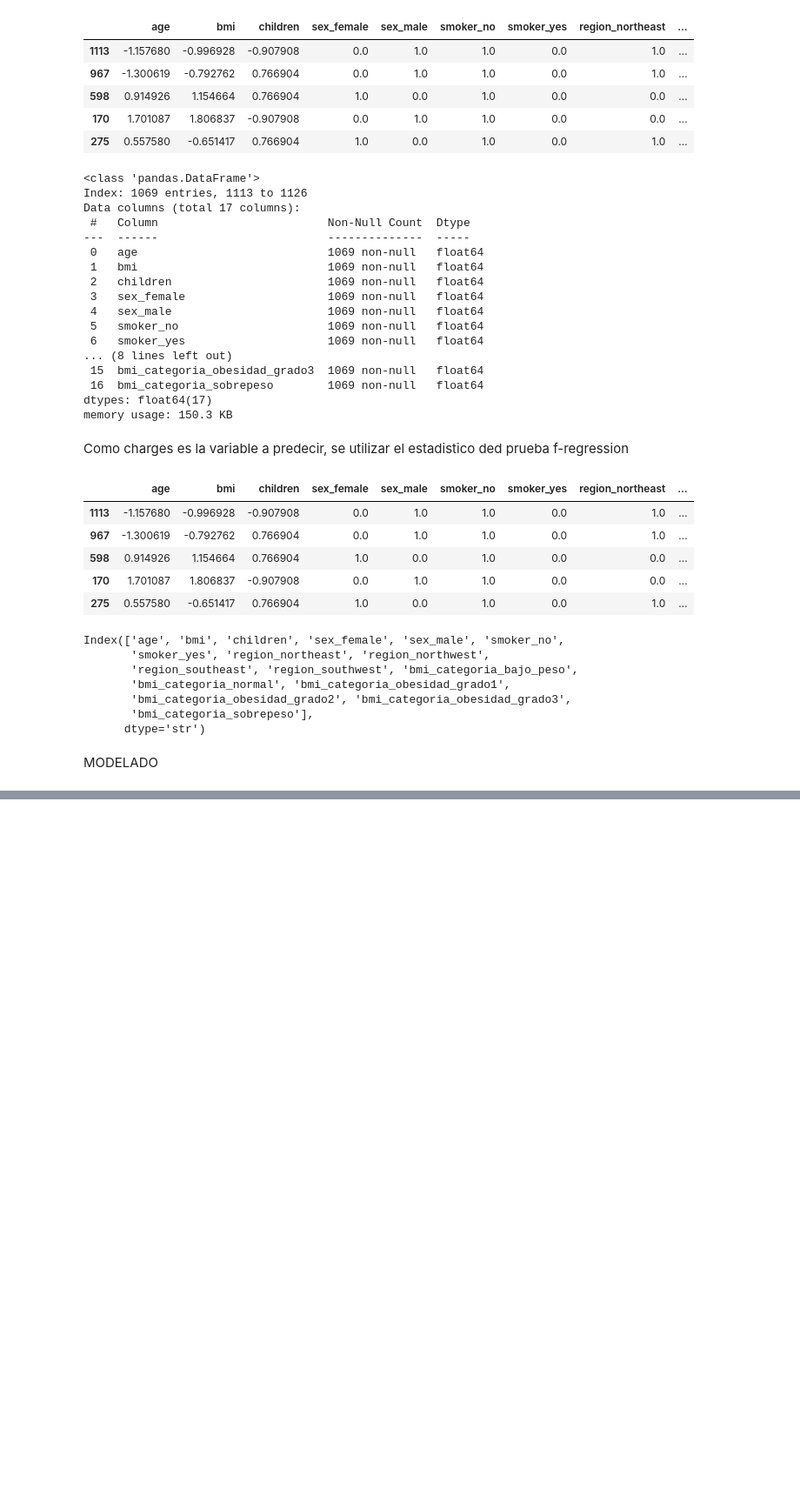
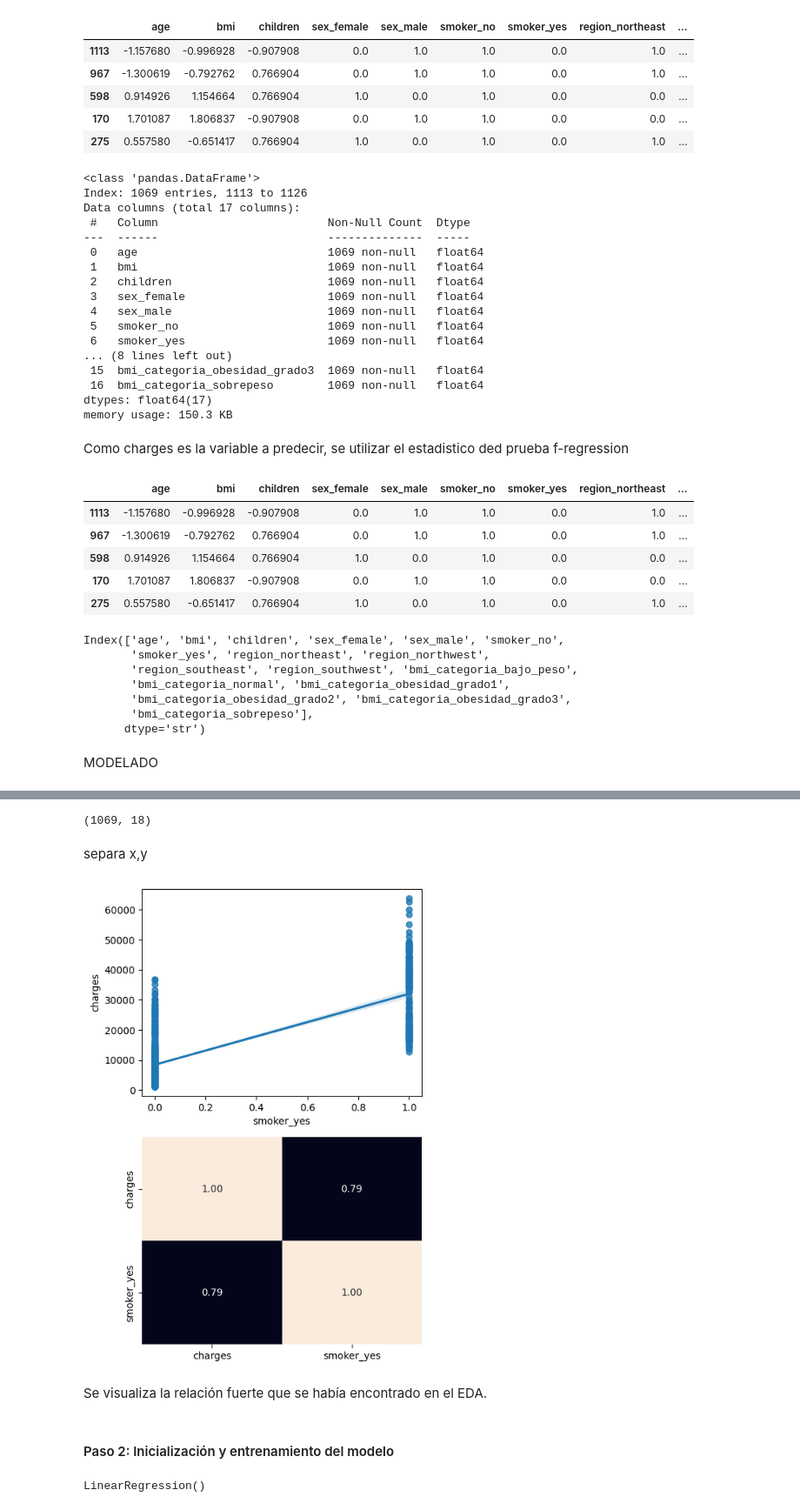
Before and after one commit to melissahm/machine-learning-python-template_regresion_lineal_1_melissahm, a Jupyter notebook: src/explore.ipynb, the cells around one changed output, grey strips where cells are left out. Shown at 87% size. Drawn from its saved outputs; the diff is of its cells as text; code cells hidden in the pictures; blank space fills up the shorter version.

Commit message:
modelado

```diff
--- a/src/explore.ipynb
+++ b/src/explore.ipynb
@@ -740,0 +754,6 @@ train_data.head()
+# %%
+train_data.shape
+# %% [output]
+(1069, 18)
+# %% [markdown]
+separa x,y
@@ -740,0 +767,23 @@ train_data.head()
+# %%
+fig, axis = plt.subplots(2, 1, figsize = (5, 7))
+total_data = pd.concat([train_data, test_data])
+
+sns.regplot(ax = axis[0], data = total_data, x = "smoker_yes", y = "charges")
+
+sns.heatmap(total_data[["charges", "smoker_yes"]].corr(), annot = True, fmt = ".2f", ax = axis[1], cbar = False)
+
+plt.tight_layout()
+
+plt.show()
+# %% [output]
+[figure, added]
+# %% [markdown]
+Se visualiza la relación fuerte que se había encontrado en el EDA.
+# %% [markdown]
+#### Paso 2: Inicialización y entrenamiento del modelo
+# %%
+model = LinearRegression()
+
+model.fit(X_train, y_train)
+# %% [output]
+LinearRegression()
```
Also changed, not shown: parts of 13 cells of this notebook, 2 other files.
